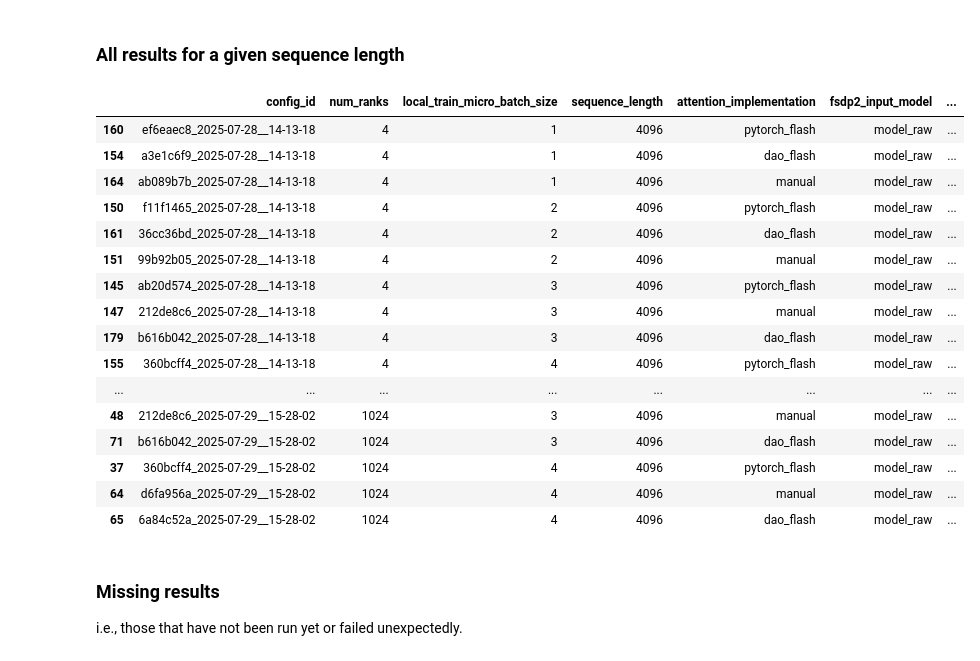
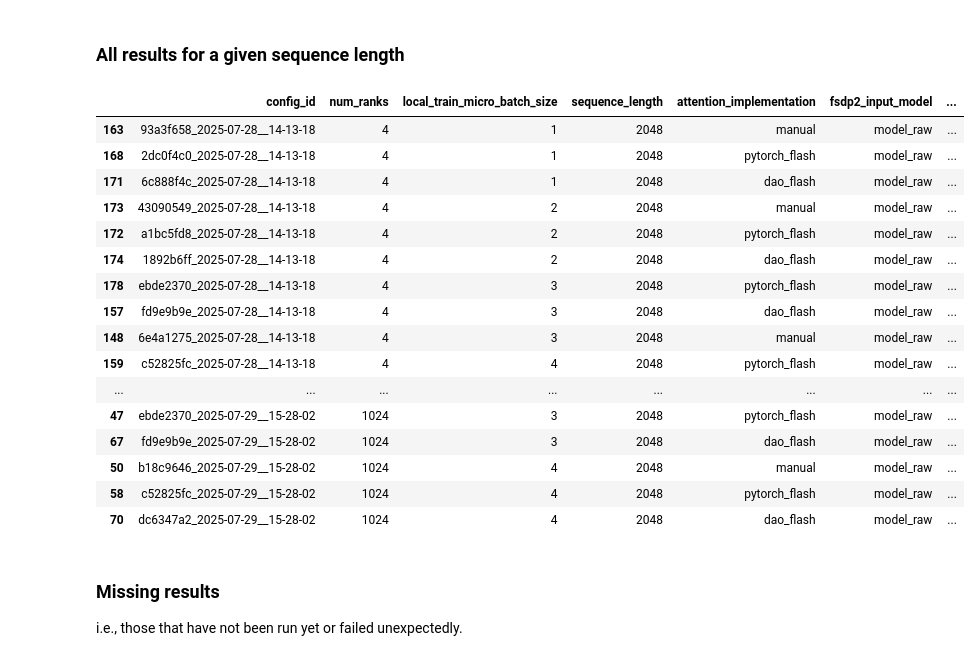
Before and after one commit to Modalities/modalities, a Jupyter notebook: tutorials/scaling_up/analysis/throughput_analysis.ipynb, the cells around one changed output. Drawn from its saved outputs; the diff is of its cells as text; code cells hidden in the pictures.

```diff
--- a/tutorials/scaling_up/analysis/throughput_analysis.ipynb
+++ b/tutorials/scaling_up/analysis/throughput_analysis.ipynb
@@ -128,8 +128,12 @@ def load_sweep(most_recent_configs: list[Path]) -> pd.DataFrame:
         errors = []
         for error_file_path in errors_file_paths:
             with error_file_path.open("r") as f:
-                error = json.load(f)
-            errors.append(error["error"]["type"])
+                try:
+                    error = json.load(f)
+                    error_type = error["error"]["type"]
+                except json.JSONDecodeError:
+                    error_type = "ErrorFileParsingError"
+                errors.append(error_type)
         errors = list(set(errors))  # unique error types
 
         row = {
@@ -198,34 +202,34 @@ df.head()
 # %% [markdown]
 ### All results for a given sequence length
 # %%
-sequence_length = 4096
+sequence_length = 2048
 df_seq = df[df["sequence_length"] == sequence_length]
 
 with pd.option_context(
     'display.max_rows', None,
     'display.max_columns', None,
     'display.max_colwidth', None,
     'display.expand_frame_repr', False
 ):
     display(df_seq.sort_values(by=["num_ranks", "local_train_micro_batch_size", "train samples/s"], ascending=True))
 # %% [output]
 |  | config_id | num_ranks | local_train_micro_batch_size | sequence_length | attention_implementation | fsdp2_input_model | ... |
-| 160 | ef6eaec8_2025-07-28__14-13-18 | 4 | 1 | 4096 | pytorch_flash | model_raw | ... |
-| 154 | a3e1c6f9_2025-07-28__14-13-18 | 4 | 1 | 4096 | dao_flash | model_raw | ... |
-| 164 | ab089b7b_2025-07-28__14-13-18 | 4 | 1 | 4096 | manual | model_raw | ... |
-| 150 | f11f1465_2025-07-28__14-13-18 | 4 | 2 | 4096 | pytorch_flash | model_raw | ... |
-| 161 | 36cc36bd_2025-07-28__14-13-18 | 4 | 2 | 4096 | dao_flash | model_raw | ... |
-| 151 | 99b92b05_2025-07-28__14-13-18 | 4 | 2 | 4096 | manual | model_raw | ... |
-| 145 | ab20d574_2025-07-28__14-13-18 | 4 | 3 | 4096 | pytorch_flash | model_raw | ... |
-| 147 | 212de8c6_2025-07-28__14-13-18 | 4 | 3 | 4096 | manual | model_raw | ... |
-| 179 | b616b042_2025-07-28__14-13-18 | 4 | 3 | 4096 | dao_flash | model_raw | ... |
-| 155 | 360bcff4_2025-07-28__14-13-18 | 4 | 4 | 4096 | pytorch_flash | model_raw | ... |
+| 163 | 93a3f658_2025-07-28__14-13-18 | 4 | 1 | 2048 | manual | model_raw | ... |
+| 168 | 2dc0f4c0_2025-07-28__14-13-18 | 4 | 1 | 2048 | pytorch_flash | model_raw | ... |
+| 171 | 6c888f4c_2025-07-28__14-13-18 | 4 | 1 | 2048 | dao_flash | model_raw | ... |
+| 173 | 43090549_2025-07-28__14-13-18 | 4 | 2 | 2048 | manual | model_raw | ... |
+| 172 | a1bc5fd8_2025-07-28__14-13-18 | 4 | 2 | 2048 | pytorch_flash | model_raw | ... |
+| 174 | 1892b6ff_2025-07-28__14-13-18 | 4 | 2 | 2048 | dao_flash | model_raw | ... |
+| 178 | ebde2370_2025-07-28__14-13-18 | 4 | 3 | 2048 | pytorch_flash | model_raw | ... |
+| 157 | fd9e9b9e_2025-07-28__14-13-18 | 4 | 3 | 2048 | dao_flash | model_raw | ... |
+| 148 | 6e4a1275_2025-07-28__14-13-18 | 4 | 3 | 2048 | manual | model_raw | ... |
+| 159 | c52825fc_2025-07-28__14-13-18 | 4 | 4 | 2048 | pytorch_flash | model_raw | ... |
 | ... | ... | ... | ... | ... | ... | ... | ... |
-| 48 | 212de8c6_2025-07-29__15-28-02 | 1024 | 3 | 4096 | manual | model_raw | ... |
-| 71 | b616b042_2025-07-29__15-28-02 | 1024 | 3 | 4096 | dao_flash | model_raw | ... |
-| 37 | 360bcff4_2025-07-29__15-28-02 | 1024 | 4 | 4096 | pytorch_flash | model_raw | ... |
-| 64 | d6fa956a_2025-07-29__15-28-02 | 1024 | 4 | 4096 | manual | model_raw | ... |
-| 65 | 6a84c52a_2025-07-29__15-28-02 | 1024 | 4 | 4096 | dao_flash | model_raw | ... |
+| 47 | ebde2370_2025-07-29__15-28-02 | 1024 | 3 | 2048 | pytorch_flash | model_raw | ... |
+| 67 | fd9e9b9e_2025-07-29__15-28-02 | 1024 | 3 | 2048 | dao_flash | model_raw | ... |
+| 50 | b18c9646_2025-07-29__15-28-02 | 1024 | 4 | 2048 | manual | model_raw | ... |
+| 58 | c52825fc_2025-07-29__15-28-02 | 1024 | 4 | 2048 | pytorch_flash | model_raw | ... |
+| 70 | dc6347a2_2025-07-29__15-28-02 | 1024 | 4 | 2048 | dao_flash | model_raw | ... |
 # %% [markdown]
 ### Missing results
 i.e., those that have not been run yet or failed unexpectedly.
```
Also changed, not shown: parts of 2 cells of this notebook.
